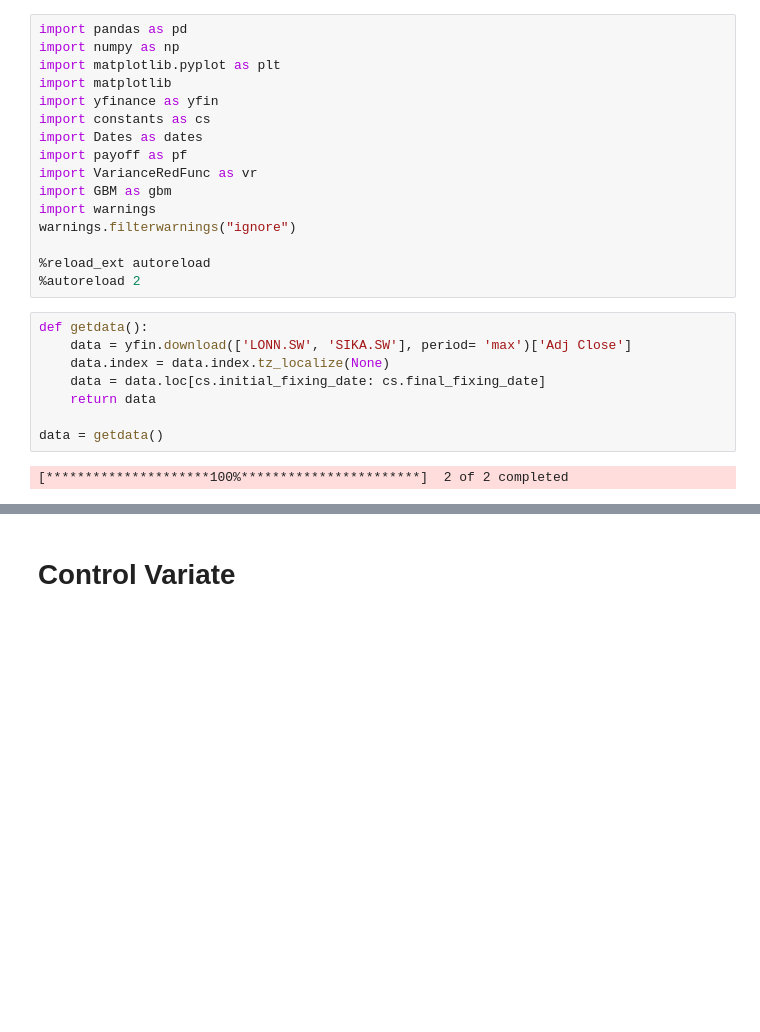
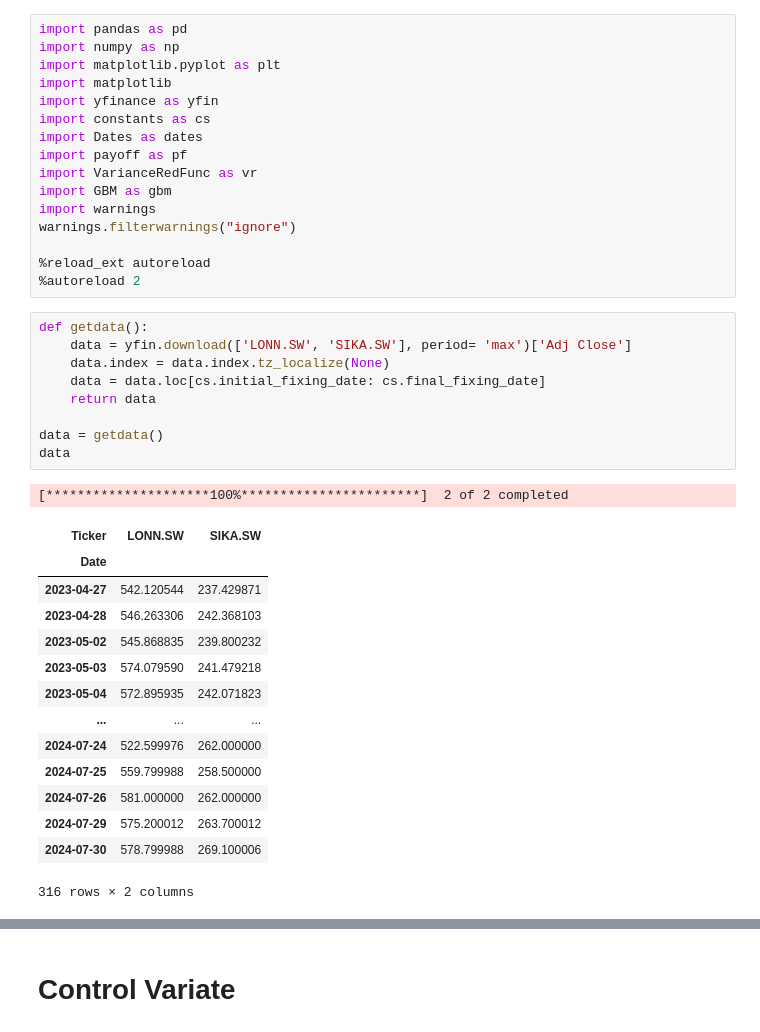
Before and after one commit to weiyuanoh/MH4518, a Jupyter notebook: WY/VarianceReduction.ipynb, the cells around one changed output, grey strips where cells are left out. Saved outputs shown, nothing was run; the diff lists cells and outputs as text; blank space fills up the shorter version.

```diff
--- a/WY/VarianceReduction.ipynb
+++ b/WY/VarianceReduction.ipynb
@@ -17,13 +17,28 @@ warnings.filterwarnings("ignore")
 # %%
 def getdata():
     data = yfin.download(['LONN.SW', 'SIKA.SW'], period= 'max')['Adj Close']
     data.index = data.index.tz_localize(None)
     data = data.loc[cs.initial_fixing_date: cs.final_fixing_date]
     return data
 
 data = getdata()
+data
 # %% [output]
 [*********************100%***********************]  2 of 2 completed
+| Ticker | LONN.SW | SIKA.SW |
+| Date |  |  |
+| 2023-04-27 | 542.120544 | 237.429871 |
+| 2023-04-28 | 546.263306 | 242.368103 |
+| 2023-05-02 | 545.868835 | 239.800232 |
+| 2023-05-03 | 574.079590 | 241.479218 |
+| 2023-05-04 | 572.895935 | 242.071823 |
+| ... | ... | ... |
+| 2024-07-24 | 522.599976 | 262.000000 |
+| 2024-07-25 | 559.799988 | 258.500000 |
+| 2024-07-26 | 581.000000 | 262.000000 |
+| 2024-07-29 | 575.200012 | 263.700012 |
+| 2024-07-30 | 578.799988 | 269.100006 |
+316 rows × 2 columns
 # %%
 sim_data_combined = gbm.multi_asset_gbm_n_sims(data = data, nsims = cs.n_sims, fdos = cs.initial_fixing_date, plot = False, plotasset=True)
 sim_data_combined
```
Also changed, not shown: parts of 12 cells of this notebook, 6 other files.
